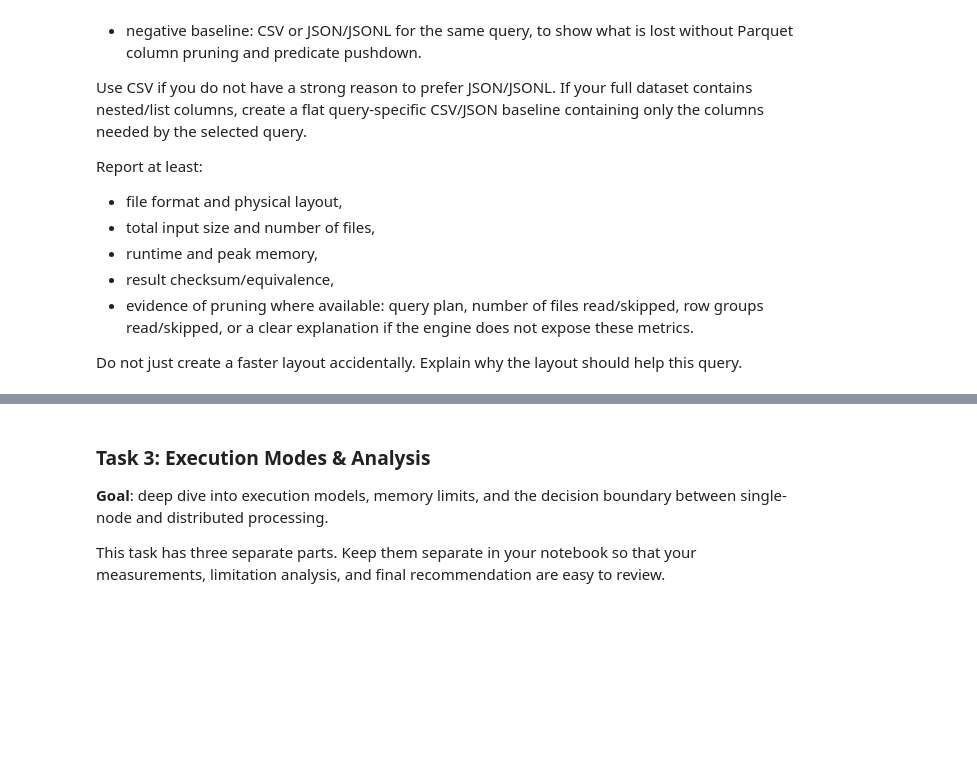
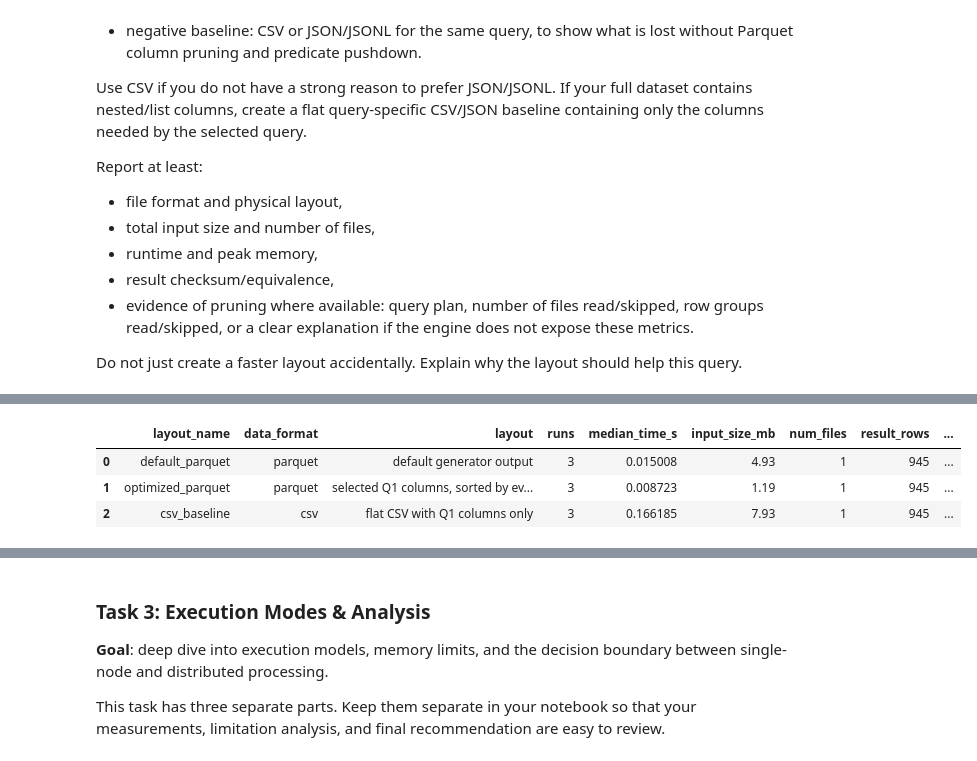
Before and after one commit to kusmierzrafal/tbd-workshop-1, a Jupyter notebook: notebooks/tbd_phase_2_26L.ipynb, the cells around one changed output, grey strips where cells are left out. Cells and saved outputs as stored; diff of their text form; code cells hidden in the pictures; blank space fills up the shorter version.

Commit message:
feat: parquet layout optimization

```diff
--- a/notebooks/tbd_phase_2_26L.ipynb
+++ b/notebooks/tbd_phase_2_26L.ipynb
@@ -1606,0 +1686,83 @@ Do not just create a faster layout accidentally. Explain why the layout should h
+# %%
+# Benchmark Q1 on default Parquet, optimized Parquet, and CSV baseline.
+# We use DuckDB because it can query Parquet and CSV directly.
+
+def q1_duckdb_csv(csv_path=Q1_CSV_PATH):
+    return duckdb_con.execute(f"""
+        SELECT
+            CAST(event_date AS DATE) AS event_date,
+            country,
+            device,
+            COUNT(*) AS impressions,
+            SUM(was_clicked) AS clicks,
+            SUM(was_clicked)::DOUBLE / COUNT(*) AS ctr,
+            SUM(impression_cost) AS total_cost,
+            AVG(conversion_value) AS avg_conversion_value
+        FROM read_csv_auto('{csv_path}')
+        WHERE CAST(event_date AS DATE) >= DATE '2026-01-15'
+          AND CAST(event_date AS DATE) < DATE '2026-03-01'
+        GROUP BY CAST(event_date AS DATE), country, device
+        ORDER BY event_date, country, device
+    """).df()
+
+
+layout_benchmark_results = []
+
+def benchmark_layout_query(layout_name, data_format, layout, func, input_path, runs=3):
+    times = []
+    last_result = None
+
+    for _ in range(runs):
+        gc.collect()
+        start = time.perf_counter()
+        last_result = func()
+        end = time.perf_counter()
+        times.append(end - start)
+
+    record = {
+        "layout_name": layout_name,
+        "data_format": data_format,
+        "layout": layout,
+        "runs": runs,
+        "median_time_s": round(float(np.median(times)), 6),
+        "input_size_mb": file_size_mb(input_path),
+        "num_files": count_files(input_path),
+        "result_rows": len(last_result),
+        "impressions_checksum": int(last_result["impressions"].sum()),
+        "clicks_checksum": int(last_result["clicks"].sum()),
+        "total_cost_checksum": round(float(last_result["total_cost"].sum()), 4),
+    }
+
+    layout_benchmark_results.append(record)
+
+    print(f"{layout_name}: {record['median_time_s']} s")
+    return last_result
+
+
+q1_default_layout_result = benchmark_layout_query(
+    layout_name="default_parquet",
+    data_format="parquet",
+    layout="default generator output",
+    func=lambda: q1_duckdb(Q1_DEFAULT_PARQUET_PATH),
+    input_path=Q1_DEFAULT_PARQUET_PATH,
+)
+
+q1_optimized_layout_result = benchmark_layout_query(
+    layout_name="optimized_parquet",
+    data_format="parquet",
+    layout="selected Q1 columns, sorted by event_date, row_group_size=25_000",
+    func=lambda: q1_duckdb(Q1_OPTIMIZED_PARQUET_PATH),
+    input_path=Q1_OPTIMIZED_PARQUET_PATH,
+)
+
+q1_csv_layout_result = benchmark_layout_query(
+    layout_name="csv_baseline",
+    data_format="csv",
+    layout="flat CSV with Q1 columns only",
+    func=lambda: q1_duckdb_csv(Q1_CSV_PATH),
+    input_path=Q1_CSV_PATH,
+)
+
+layout_benchmark_df = pd.DataFrame(layout_benchmark_results)
+layout_benchmark_df
+# %% [output]
@@ -1606,0 +1772,4 @@ Do not just create a faster layout accidentally. Explain why the layout should h
+|  | layout_name | data_format | layout | runs | median_time_s | input_size_mb | num_files | result_rows | ... |
+| 0 | default_parquet | parquet | default generator output | 3 | 0.015008 | 4.93 | 1 | 945 | ... |
+| 1 | optimized_parquet | parquet | selected Q1 columns, sorted by ev... | 3 | 0.008723 | 1.19 | 1 | 945 | ... |
+| 2 | csv_baseline | csv | flat CSV with Q1 columns only | 3 | 0.166185 | 7.93 | 1 | 945 | ... |
```
Also changed, not shown: parts of 4 cells of this notebook.
